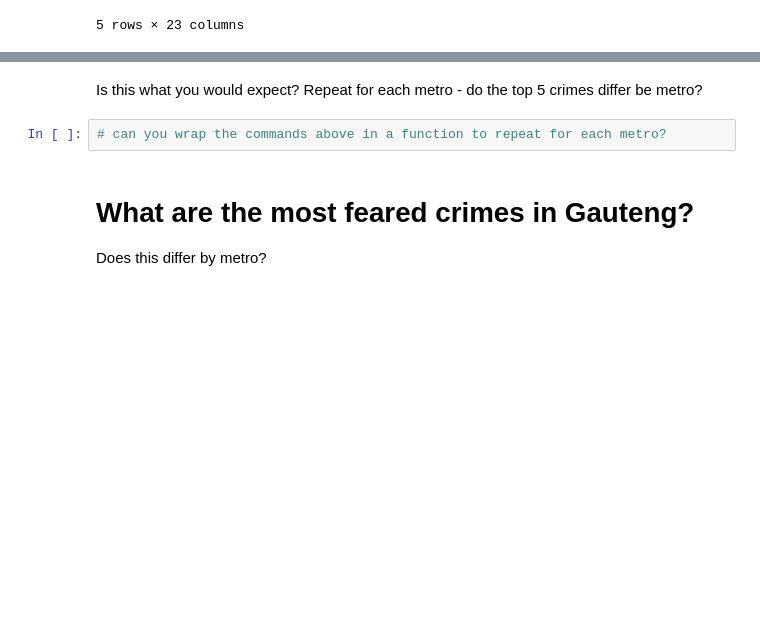
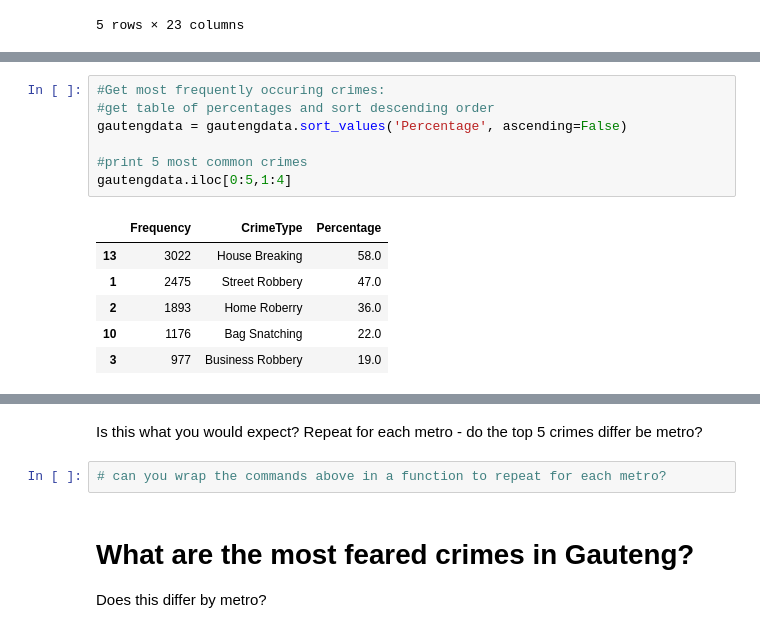
Before and after one commit to singitaN/crime_stats, a Jupyter notebook: notebooks/crime_perception.ipynb, the cells around one changed output, grey strips where cells are left out. Drawn from its saved outputs; the diff is of its cells as text; blank space fills up the shorter version.

```diff
--- a/notebooks/crime_perception.ipynb
+++ b/notebooks/crime_perception.ipynb
@@ -141,0 +206,14 @@ mostcrime.head()
+# %%
+#Get most frequently occuring crimes:
+#get table of percentages and sort descending order
+gautengdata = gautengdata.sort_values('Percentage', ascending=False)
+
+#print 5 most common crimes
+gautengdata.iloc[0:5,1:4]
+# %% [output]
+|  | Frequency | CrimeType | Percentage |
+| 13 | 3022 | House Breaking | 58.0 |
+| 1 | 2475 | Street Robbery | 47.0 |
+| 2 | 1893 | Home Roberry | 36.0 |
+| 10 | 1176 | Bag Snatching | 22.0 |
+| 3 | 977 | Business Robbery | 19.0 |
```
Also changed, not shown: parts of 6 cells of this notebook.
